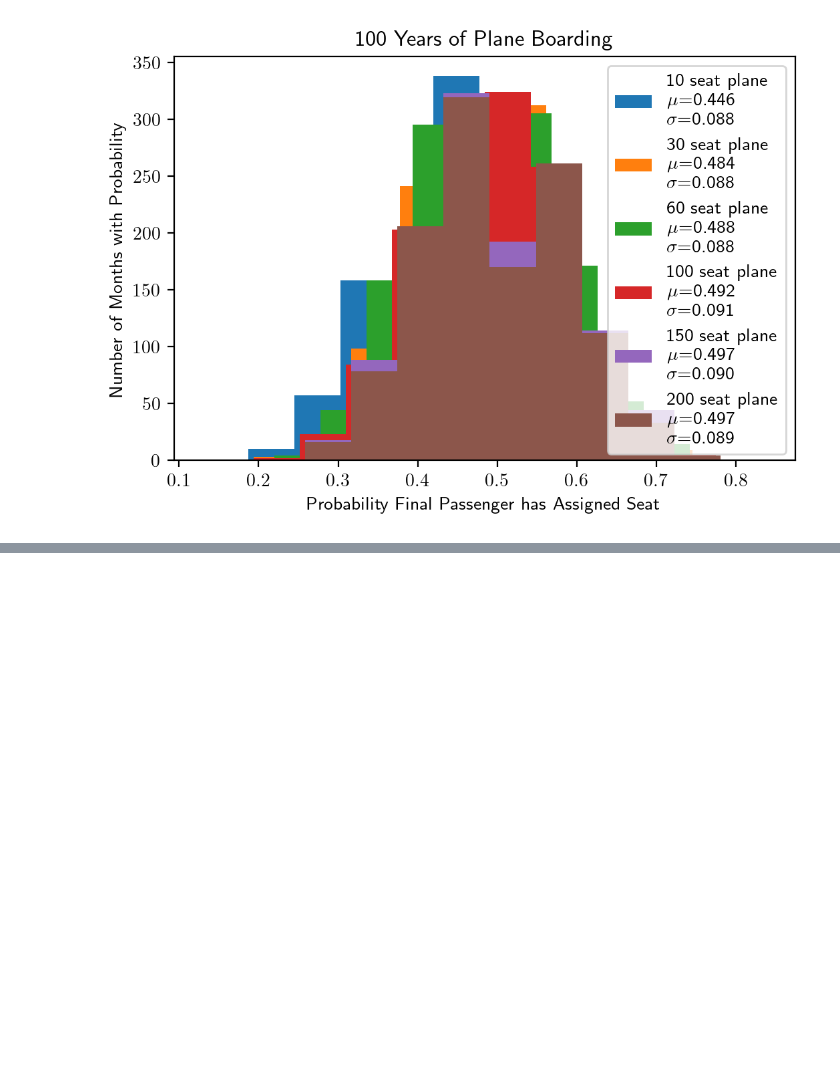
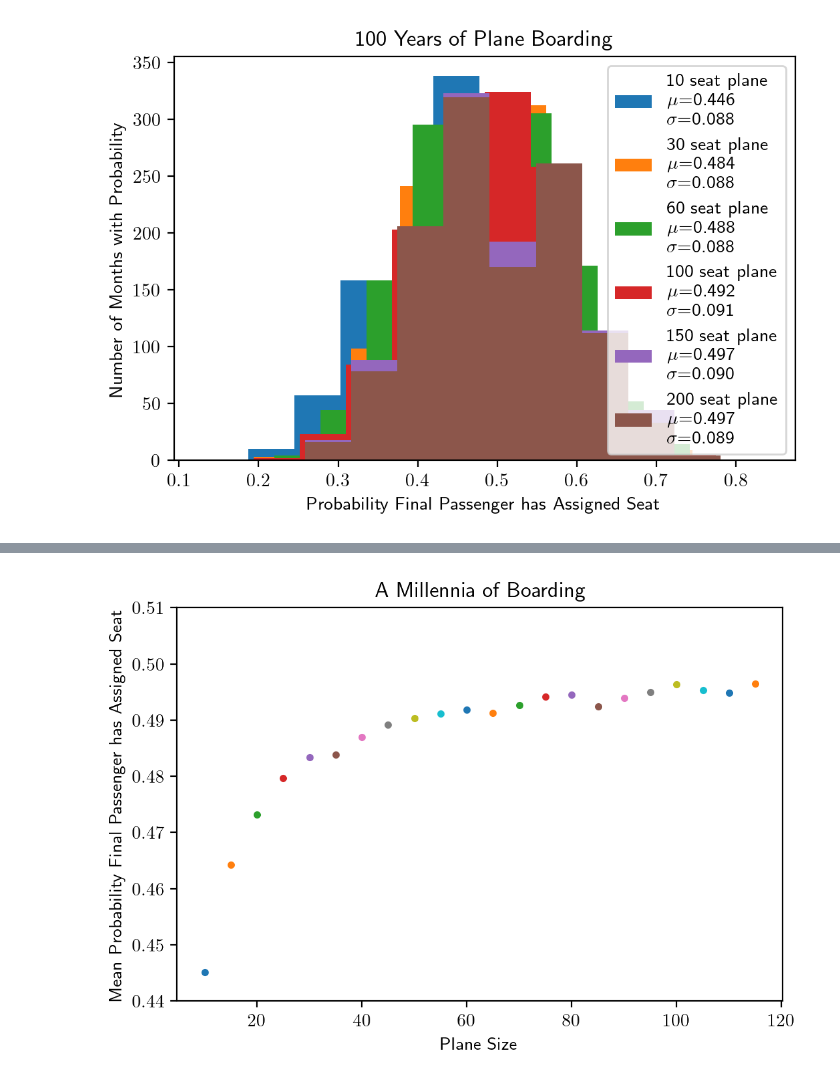
Before and after one commit to lachstr/physics_animations, a Jupyter notebook: jupyter/Airplane Boarding Problem.ipynb, the cells around one changed output, grey strips where cells are left out. Cells and saved outputs as stored; diff of their text form; code cells hidden in the pictures; blank space fills up the shorter version.

```diff
--- a/jupyter/Airplane Boarding Problem.ipynb
+++ b/jupyter/Airplane Boarding Problem.ipynb
@@ -179,12 +202,14 @@ print(data2)
 # %%
 for plane_size in plane_sizes:
     plt.plot(plane_size, mean(data2[plane_size]), '.')
 
-plt.ylim([0.44, 0.5])
+plt.ylim([0.44, 0.51])
 plt.title('A Millennia of Boarding')
 plt.xlabel('Plane Size')
 plt.ylabel('Mean Probability Final Passenger has Assigned Seat')
 plt.savefig('meanprobvsplanesize-manyplanes.png')
+# %% [output]
+[figure, added]
 # %%
 def board_plane_random(plane_size, PRINT_EVENTS=False):
 
```
Also changed, not shown: parts of 6 cells of this notebook, 3 other files.
